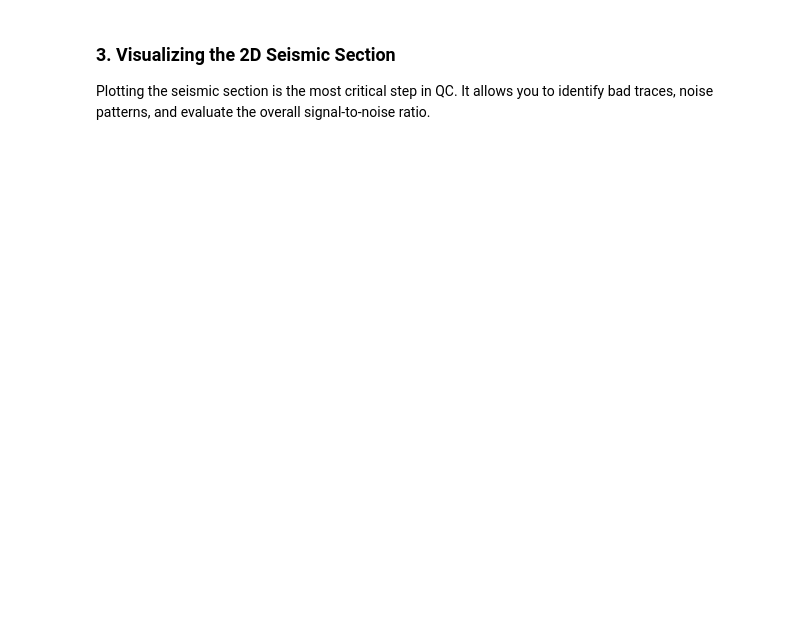
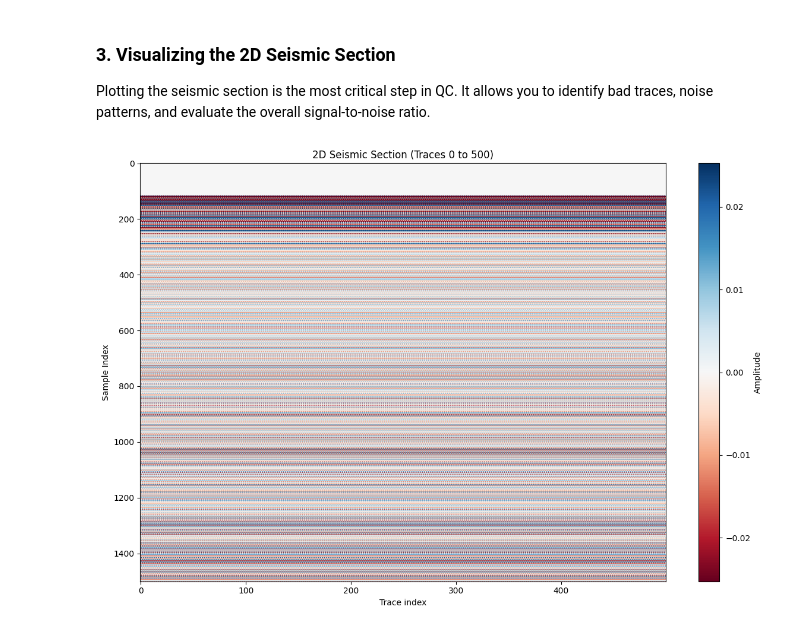
Before and after one commit to JacekDrzycimski/6tunnel, a Jupyter notebook: 2D_segy_QC_1.ipynb, the cells around one changed output. Drawn from its saved outputs; the diff is of its cells as text; code cells hidden in the pictures; blank space fills up the shorter version.

```diff
--- a/2D_segy_QC_1.ipynb
+++ b/2D_segy_QC_1.ipynb
@@ -81,27 +151,30 @@ Plotting the seismic section is the most critical step in QC. It allows you to i
 # %%
 def plot_2d_seismic(segy_path, start_trace=0, end_trace=500):
     try:
         with segyio.open(segy_path, ignore_geometry=True) as segyfile:
-            # Read block of traces
-            traces = segyfile.trace[start_trace:end_trace]
-            # Transpose so that vertical axis is time/samples
+            # Read block of traces explicitly casting to a list
+            traces = list(segyfile.trace[start_trace:end_trace])
+            # Convert to numpy array and transpose so vertical axis is time/samples
             seismic_data = np.array(traces).T
 
             # Calculate percentile scaling for better visualization contrast
             v_max = np.percentile(seismic_data, 98)
             v_min = -v_max
 
             fig, ax = plt.subplots(figsize=(12, 8))
             im = ax.imshow(seismic_data, cmap='RdBu', aspect='auto', vmin=v_min, vmax=v_max)
 
             ax.set_title(f"2D Seismic Section (Traces {start_trace} to {end_trace})")
             ax.set_ylabel("Sample Index")
             ax.set_xlabel("Trace index")
             fig.colorbar(im, ax=ax, label="Amplitude")
             plt.tight_layout()
             plt.show()
     except Exception as e:
         print(f"Could not plot seismic section: {e}")
 
-# Run the plotting function template
-plot_2d_seismic(segy_filepath)
+# Run the plotting function with your uploaded file
+active_segy_filepath = '/content/2020-11-13_KANTON_BASELLAND_Muttenz_Survey_Line10_BRUTE_STACK_v2.sgy'
+plot_2d_seismic(active_segy_filepath)
+# %% [output]
+[figure, added]
```
Also changed, not shown: parts of 19 cells of this notebook.
